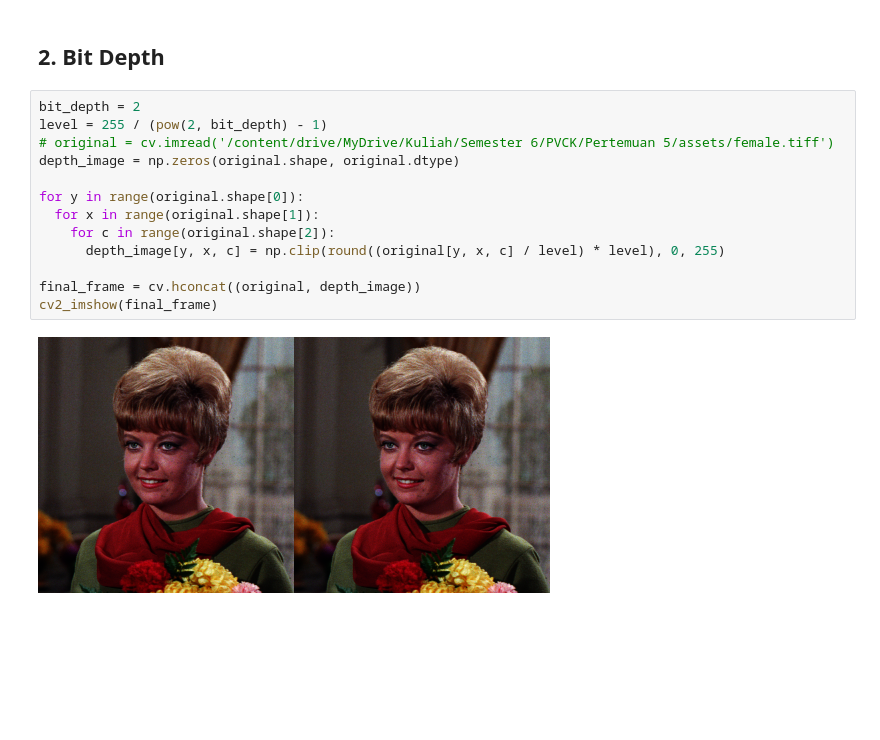
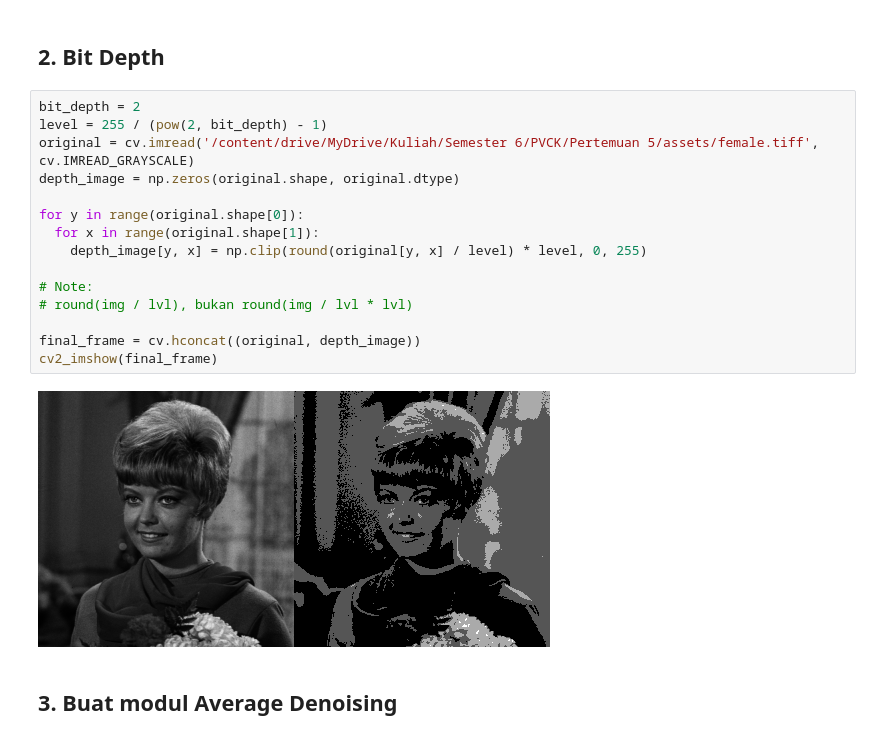
Before and after one commit to FaiqPrasetya/pvck-modul-1, a Jupyter notebook: Week5.ipynb, the cells around one changed output. Saved outputs shown, nothing was run; the diff lists cells and outputs as text; blank space fills up the shorter version.

```diff
--- a/Week5.ipynb
+++ b/Week5.ipynb
@@ -43,15 +43,19 @@ Masukkan nilai Gamma: 3
 # %%
 bit_depth = 2
 level = 255 / (pow(2, bit_depth) - 1)
-# original = cv.imread('/content/drive/MyDrive/Kuliah/Semester 6/PVCK/Pertemuan 5/assets/female.tiff')
+original = cv.imread('/content/drive/MyDrive/Kuliah/Semester 6/PVCK/Pertemuan 5/assets/female.tiff', cv.IMREAD_GRAYSCALE)
 depth_image = np.zeros(original.shape, original.dtype)
 
 for y in range(original.shape[0]):
   for x in range(original.shape[1]):
-    for c in range(original.shape[2]):
-      depth_image[y, x, c] = np.clip(round((original[y, x, c] / level) * level), 0, 255)
+    depth_image[y, x] = np.clip(round(original[y, x] / level) * level, 0, 255)
+
+# Note:
+# round(img / lvl), bukan round(img / lvl * lvl)
 
 final_frame = cv.hconcat((original, depth_image))
 cv2_imshow(final_frame)
 # %% [output]
-[figure, old version]
+[figure, new version]
+# %% [markdown]
+## 3. Buat modul Average Denoising
```
Also changed, not shown: parts of 12 cells of this notebook.
